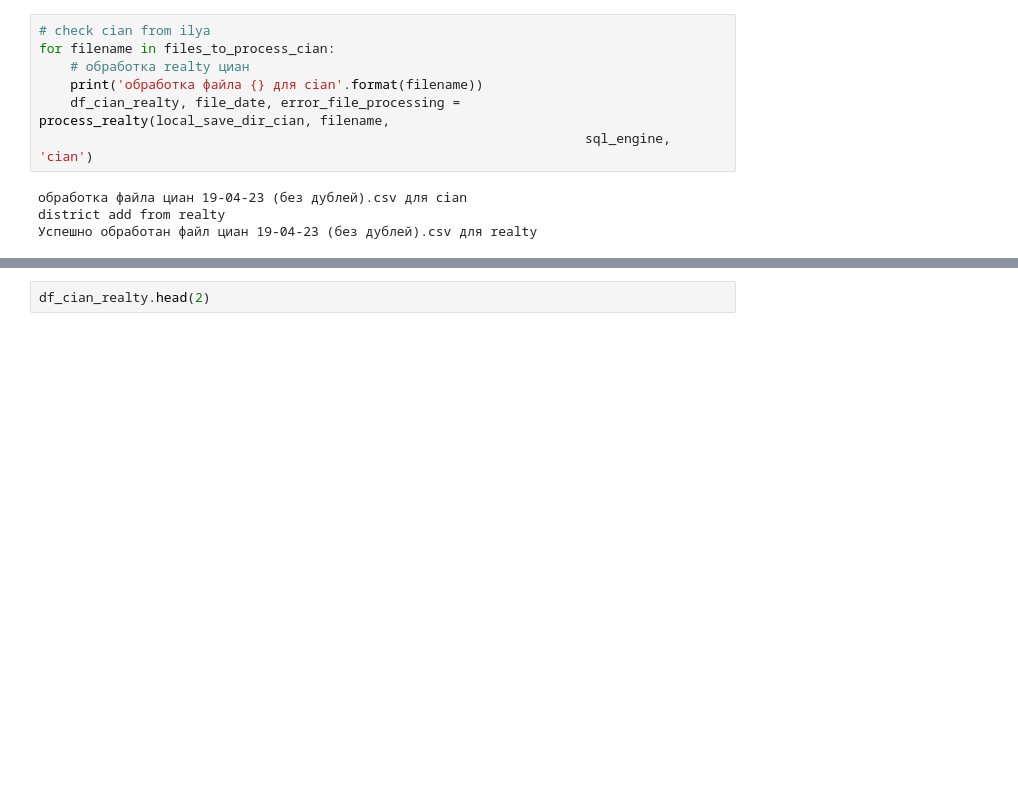
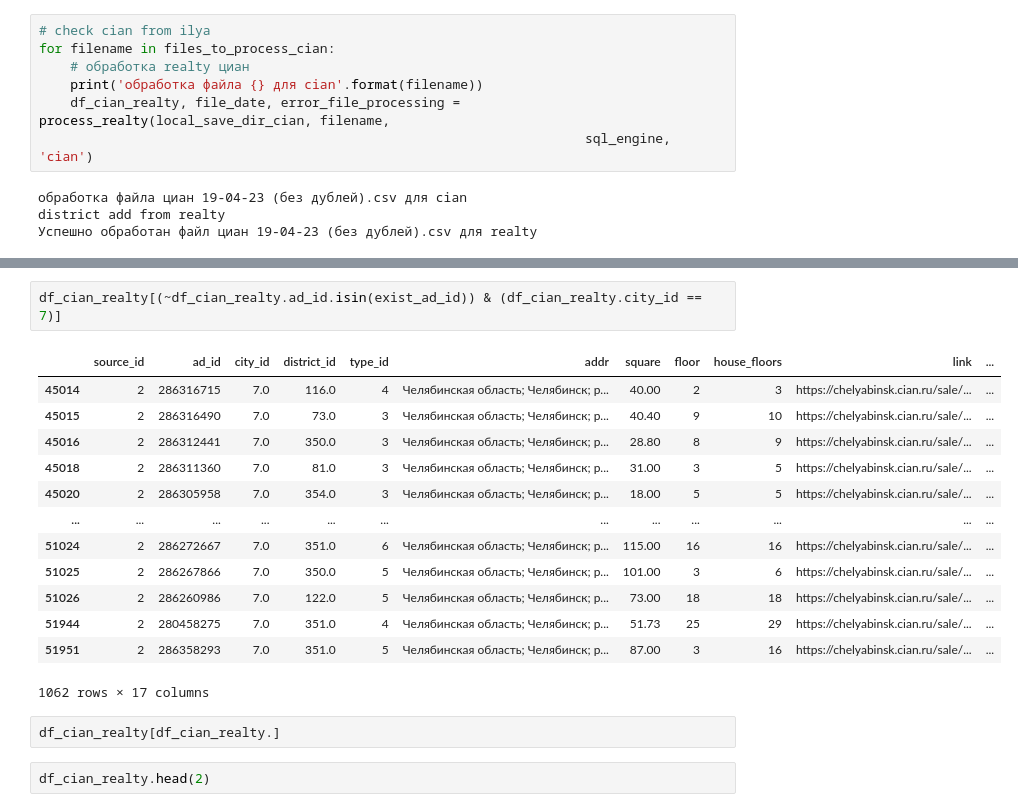
Before and after one commit to Nedvizhka/yadisk_loader, a Jupyter notebook: dev_check_jupyter/dev_parse_w_dadata.ipynb, the cells around one changed output, grey strips where cells are left out. Cells and saved outputs as stored; diff of their text form; blank space fills up the shorter version.

Commit message:
all city 7 for cian

```diff
--- a/dev_check_jupyter/dev_parse_w_dadata.ipynb
+++ b/dev_check_jupyter/dev_parse_w_dadata.ipynb
@@ -517,3 +517,21 @@ df_cian_realty[df_cian_realty.ad_id.isin(exist_ad_id)]
+# %%
+df_cian_realty[(~df_cian_realty.ad_id.isin(exist_ad_id)) & (df_cian_realty.city_id == 7)]
+# %% [output]
+|  | source_id | ad_id | city_id | district_id | type_id | addr | square | floor | house_floors | link | ... |
+| 45014 | 2 | 286316715 | 7.0 | 116.0 | 4 | Челябинская область; Челябинск; р... | 40.00 | 2 | 3 | https://chelyabinsk.cian.ru/sale/... | ... |
+| 45015 | 2 | 286316490 | 7.0 | 73.0 | 3 | Челябинская область; Челябинск; р... | 40.40 | 9 | 10 | https://chelyabinsk.cian.ru/sale/... | ... |
+| 45016 | 2 | 286312441 | 7.0 | 350.0 | 3 | Челябинская область; Челябинск; р... | 28.80 | 8 | 9 | https://chelyabinsk.cian.ru/sale/... | ... |
+| 45018 | 2 | 286311360 | 7.0 | 81.0 | 3 | Челябинская область; Челябинск; р... | 31.00 | 3 | 5 | https://chelyabinsk.cian.ru/sale/... | ... |
+| 45020 | 2 | 286305958 | 7.0 | 354.0 | 3 | Челябинская область; Челябинск; р... | 18.00 | 5 | 5 | https://chelyabinsk.cian.ru/sale/... | ... |
+| ... | ... | ... | ... | ... | ... | ... | ... | ... | ... | ... | ... |
+| 51024 | 2 | 286272667 | 7.0 | 351.0 | 6 | Челябинская область; Челябинск; р... | 115.00 | 16 | 16 | https://chelyabinsk.cian.ru/sale/... | ... |
+| 51025 | 2 | 286267866 | 7.0 | 350.0 | 5 | Челябинская область; Челябинск; р... | 101.00 | 3 | 6 | https://chelyabinsk.cian.ru/sale/... | ... |
+| 51026 | 2 | 286260986 | 7.0 | 122.0 | 5 | Челябинская область; Челябинск; р... | 73.00 | 18 | 18 | https://chelyabinsk.cian.ru/sale/... | ... |
+| 51944 | 2 | 280458275 | 7.0 | 351.0 | 4 | Челябинская область; Челябинск; р... | 51.73 | 25 | 29 | https://chelyabinsk.cian.ru/sale/... | ... |
+| 51951 | 2 | 286358293 | 7.0 | 351.0 | 5 | Челябинская область; Челябинск; р... | 87.00 | 3 | 16 | https://chelyabinsk.cian.ru/sale/... | ... |
+1062 rows × 17 columns
+# %%
+df_cian_realty[df_cian_realty.]
 # %%
 df_cian_realty.head(2)
 # %% [output]
```
Also changed, not shown: parts of 46 cells of this notebook, 2 other files.
